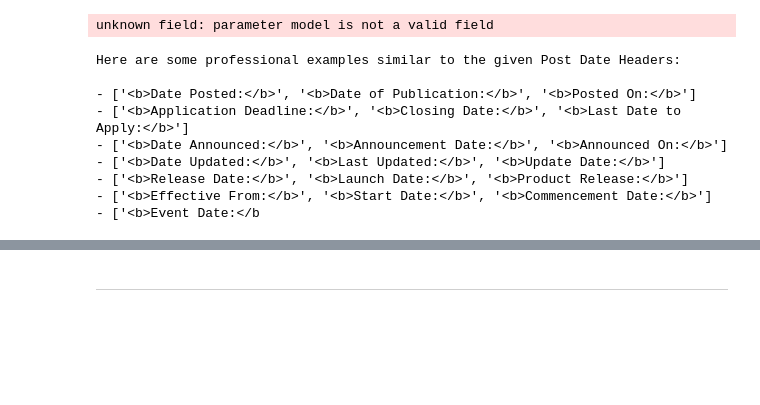
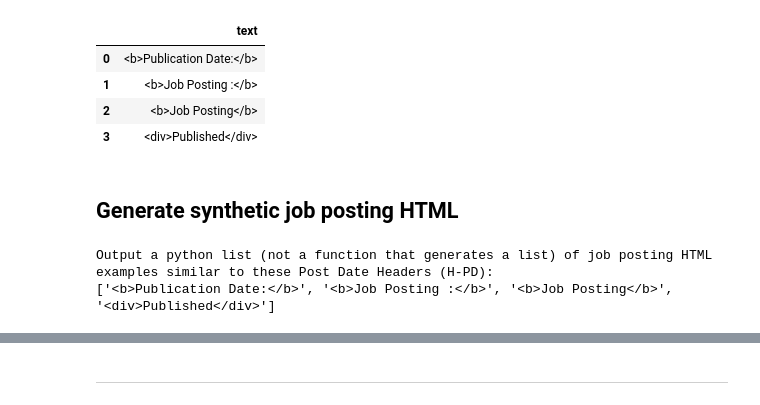
Before and after one commit to dbabbitt/job-hunting, a Jupyter notebook: library_exploration/Generate Synthetic Post Date Headers.ipynb, the cells around one changed output, grey strips where cells are left out. Saved outputs shown, nothing was run; the diff lists cells and outputs as text; code cells hidden in the pictures; blank space fills up the shorter version.

```diff
--- a/library_exploration/Generate Synthetic Post Date Headers.ipynb
+++ b/library_exploration/Generate Synthetic Post Date Headers.ipynb
@@ -23,2 +130,42 @@ Utility libraries created in 5 seconds
+# %%
+
+# Get all summarized child strings
+pos_symbol = file_tags_df.groupby('pos_symbol').count().reset_index().rename(columns={'text': 'labeled_count'}).sort_values('labeled_count').iloc[0].pos_symbol
+cypher_str = f'''
+    // Get all summarized child strings
+    MATCH (pos:PartsOfSpeech)-[r1:SUMMARIZES]->(np1:NavigableParents)
+    WHERE pos.pos_symbol IN ["{pos_symbol}"]
+    RETURN DISTINCT np1.navigable_parent AS text;'''
+# print(cypher_str)
+row_objs_list = []
+with cu.driver.session() as session: row_objs_list = session.write_transaction(cu.do_cypher_tx, cypher_str)
+if row_objs_list:
+    df = DataFrame(row_objs_list)
+    base_headers = df.text.to_list()
+    if df.shape[0]:
+        display(df.head(5))
+# %% [output]
+|  | text |
+| 0 | <b>Publication Date:</b> |
+| 1 | <b>Job Posting :</b> |
+| 2 | <b>Job Posting</b> |
+| 3 | <div>Published</div> |
+# %% [markdown]
+
+## Generate synthetic job posting HTML
+# %%
+
+import cohere
+
+# Initialize the Cohere client
+co_key = wsu.secrets_json['Cohere_API_Key']
+co = cohere.Client(co_key)
+
+# Define the base headers for Post Date Headers
+prompt = f"Output a python list (not a function that generates a list) of job posting HTML examples similar to these {hc.POS_EXPLANATION_DICT[pos_symbol]}s ({pos_symbol}):\n" + str(base_headers)
+print(prompt)
+# %% [output]
+Output a python list (not a function that generates a list) of job posting HTML examples similar to these Post Date Headers (H-PD):
+['<b>Publication Date:</b>', '<b>Job Posting :</b>', '<b>Job Posting</b>', '<div>Published</div>']
 # %%
 
@@ -26,33 +187,0 @@ element_strs_set = set()
-# %%
-
-import cohere
-
-# Initialize the Cohere client
-co_key = wsu.secrets_json['Cohere_API_Key']
-co = cohere.Client(co_key)
-
-# Define the base headers for Post Date Headers
-base_headers = ['<b>Publication Date:</b>', '<b>Job Posting :</b>', '<b>Job Posting</b>', '<div>Published</div>']
-prompt = "Generate (in a python list) professional examples similar to these Post Date Headers (H-PD):\n" + str(base_headers)
-
-# Generate synthetic headers
-response = co.generate(
-    prompt=prompt,
-    model='command-xlarge-nightly',
-    num_generations=5,
-    max_tokens=200,
-    temperature=0.7,
-)
-
-print(response.generations[0].text)
-# %% [output]
-unknown field: parameter model is not a valid field
-Here are some professional examples similar to the given Post Date Headers:
-
-- ['<b>Date Posted:</b>', '<b>Date of Publication:</b>', '<b>Posted On:</b>']
-- ['<b>Application Deadline:</b>', '<b>Closing Date:</b>', '<b>Last Date to Apply:</b>']
-- ['<b>Date Announced:</b>', '<b>Announcement Date:</b>', '<b>Announced On:</b>']
-- ['<b>Date Updated:</b>', '<b>Last Updated:</b>', '<b>Update Date:</b>']
-- ['<b>Release Date:</b>', '<b>Launch Date:</b>', '<b>Product Release:</b>']
-- ['<b>Effective From:</b>', '<b>Start Date:</b>', '<b>Commencement Date:</b>']
-- ['<b>Event Date:</b
```
Also changed, not shown: parts of 20 cells of this notebook.
